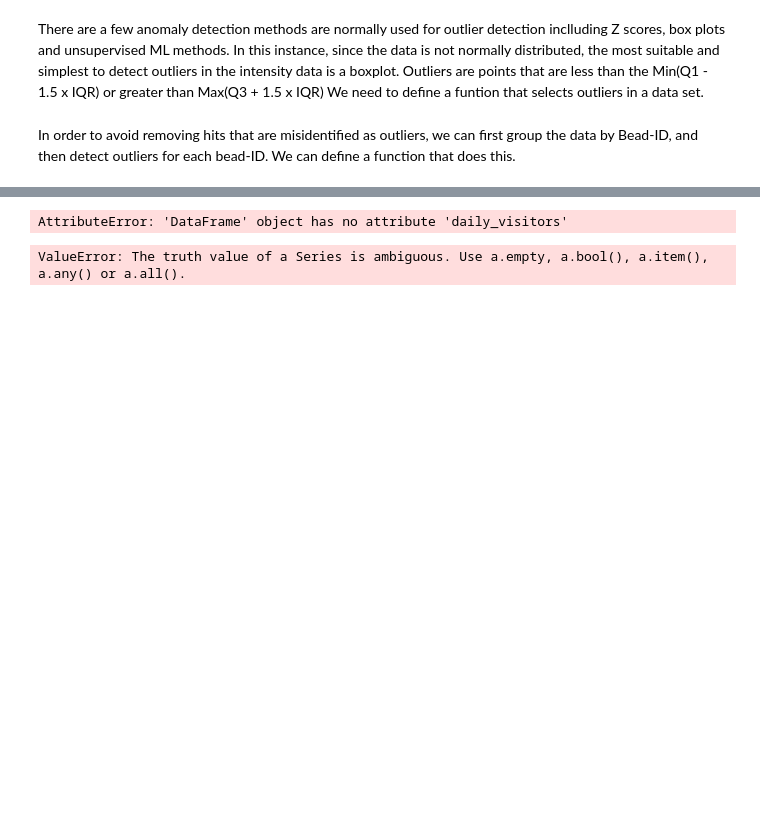
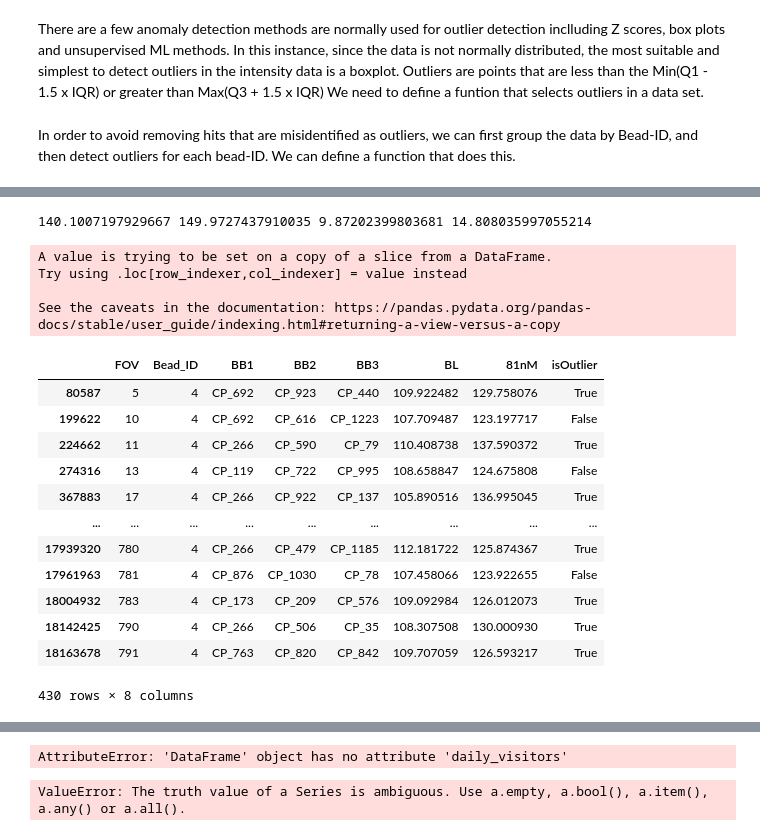
Before and after one commit to linah73/Supermarket-sales-prediction, a Jupyter notebook: Terray_assignment.ipynb, the cells around one changed output, grey strips where cells are left out. Drawn from its saved outputs; the diff is of its cells as text; code cells hidden in the pictures; blank space fills up the shorter version.

```diff
--- a/Terray_assignment.ipynb
+++ b/Terray_assignment.ipynb
@@ -433,19 +433,3 @@ def outlierDetector(col):
         outlier = 1
 
     return outlier
-# %%
-def iqr(x):
-    Q1 = x.quantile(0.25)
-    Q3 = x.quantile(0.75)
-    IQR = np.diff(x.quantile([0.25,0.75]))[0]
-    S = 1.5*IQR
-    if x < Q1 - S | x > Q3 + S:
-        outlier = 1
-    else:
-        outlier = 0
-    #x[(x > Q1 - S) & (x < Q3 + S)] = 0
-    #x[x < Q1 - S] = 1
-    #x[x > Q3 + S] = 1
-    return outlier
-
-#df.select_dtypes('number') = df.select_dtypes('number').apply(iqr)
@@ -451,0 +445,40 @@ def iqr(x):
+# %%
+Q1 = df["81nM"].quantile(0.25)
+Q3 = df["81nM"].quantile(0.75)
+IQR = np.diff(df["81nM"].quantile([0.25,0.75]))[0]
+S = 1.5*IQR
+print(Q1, Q3, IQR, S)
+# %% [output]
+140.1007197929667 149.9727437910035 9.87202399803681 14.808035997055214
+# %%
+def iqr(x):
+  S = 1.5*IQR
+  if x < Q1 - S or x > Q3 + S:
+      return False
+  else:
+      return True
+# %%
+df_groupedby_Bead_ID = df.groupby("Bead_ID")
+# %%
+
+temp = df_groupedby_Bead_ID.get_group(4)
+temp["isOutlier"]= temp["81nM"].apply(iqr)
+temp
+# %% [output]
+A value is trying to be set on a copy of a slice from a DataFrame.
+Try using .loc[row_indexer,col_indexer] = value instead
+
+See the caveats in the documentation: https://pandas.pydata.org/pandas-docs/stable/user_guide/indexing.html#returning-a-view-versus-a-copy
+|  | FOV | Bead_ID | BB1 | BB2 | BB3 | BL | 81nM | isOutlier |
+| 80587 | 5 | 4 | CP_692 | CP_923 | CP_440 | 109.922482 | 129.758076 | True |
+| 199622 | 10 | 4 | CP_692 | CP_616 | CP_1223 | 107.709487 | 123.197717 | False |
+| 224662 | 11 | 4 | CP_266 | CP_590 | CP_79 | 110.408738 | 137.590372 | True |
+| 274316 | 13 | 4 | CP_119 | CP_722 | CP_995 | 108.658847 | 124.675808 | False |
+| 367883 | 17 | 4 | CP_266 | CP_922 | CP_137 | 105.890516 | 136.995045 | True |
+| ... | ... | ... | ... | ... | ... | ... | ... | ... |
+| 17939320 | 780 | 4 | CP_266 | CP_479 | CP_1185 | 112.181722 | 125.874367 | True |
+| 17961963 | 781 | 4 | CP_876 | CP_1030 | CP_78 | 107.458066 | 123.922655 | False |
+| 18004932 | 783 | 4 | CP_173 | CP_209 | CP_576 | 109.092984 | 126.012073 | True |
+| 18142425 | 790 | 4 | CP_266 | CP_506 | CP_35 | 108.307508 | 130.000930 | True |
+| 18163678 | 791 | 4 | CP_763 | CP_820 | CP_842 | 109.707059 | 126.593217 | True |
+430 rows × 8 columns
```
Also changed, not shown: parts of 3 cells of this notebook.
